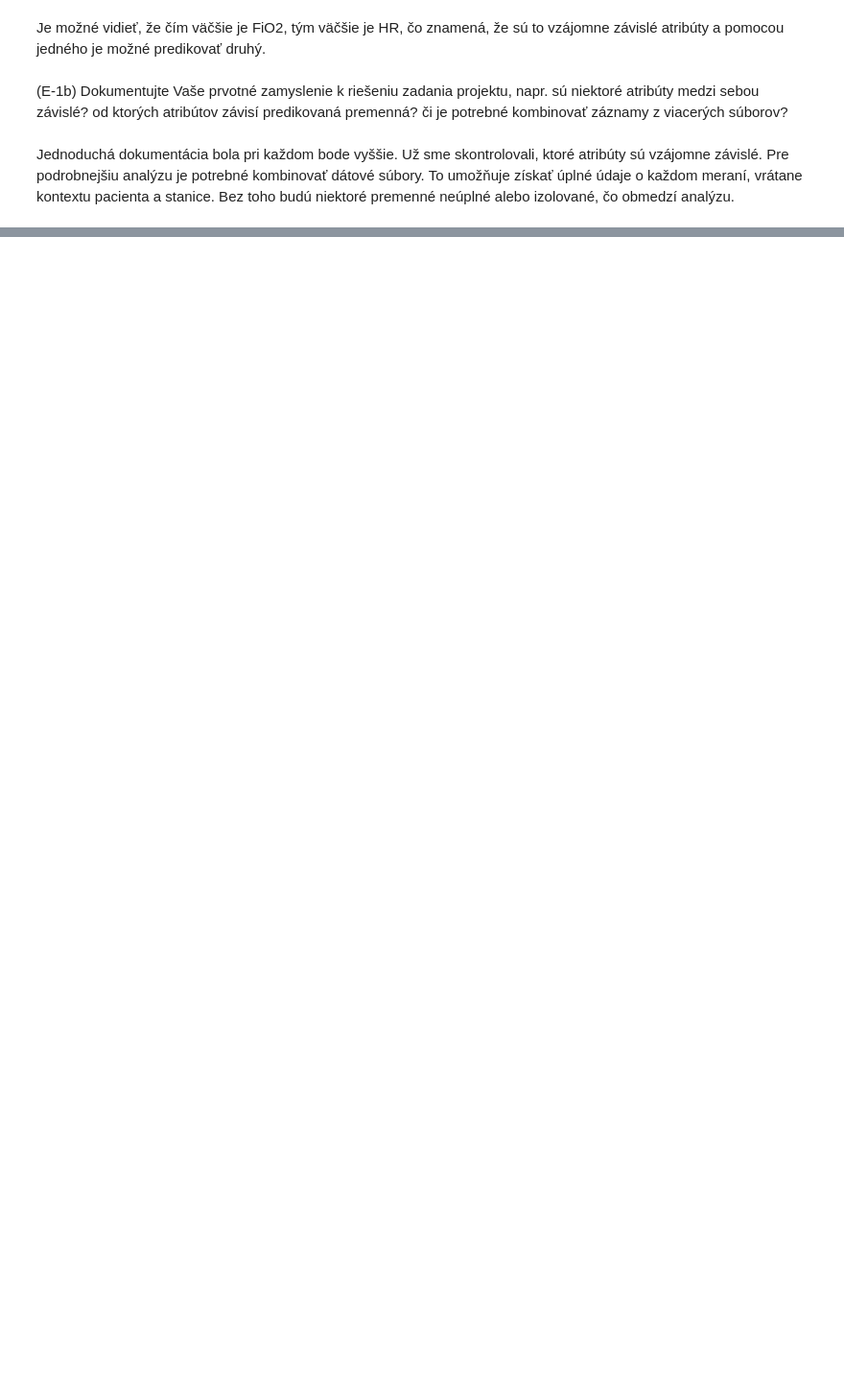
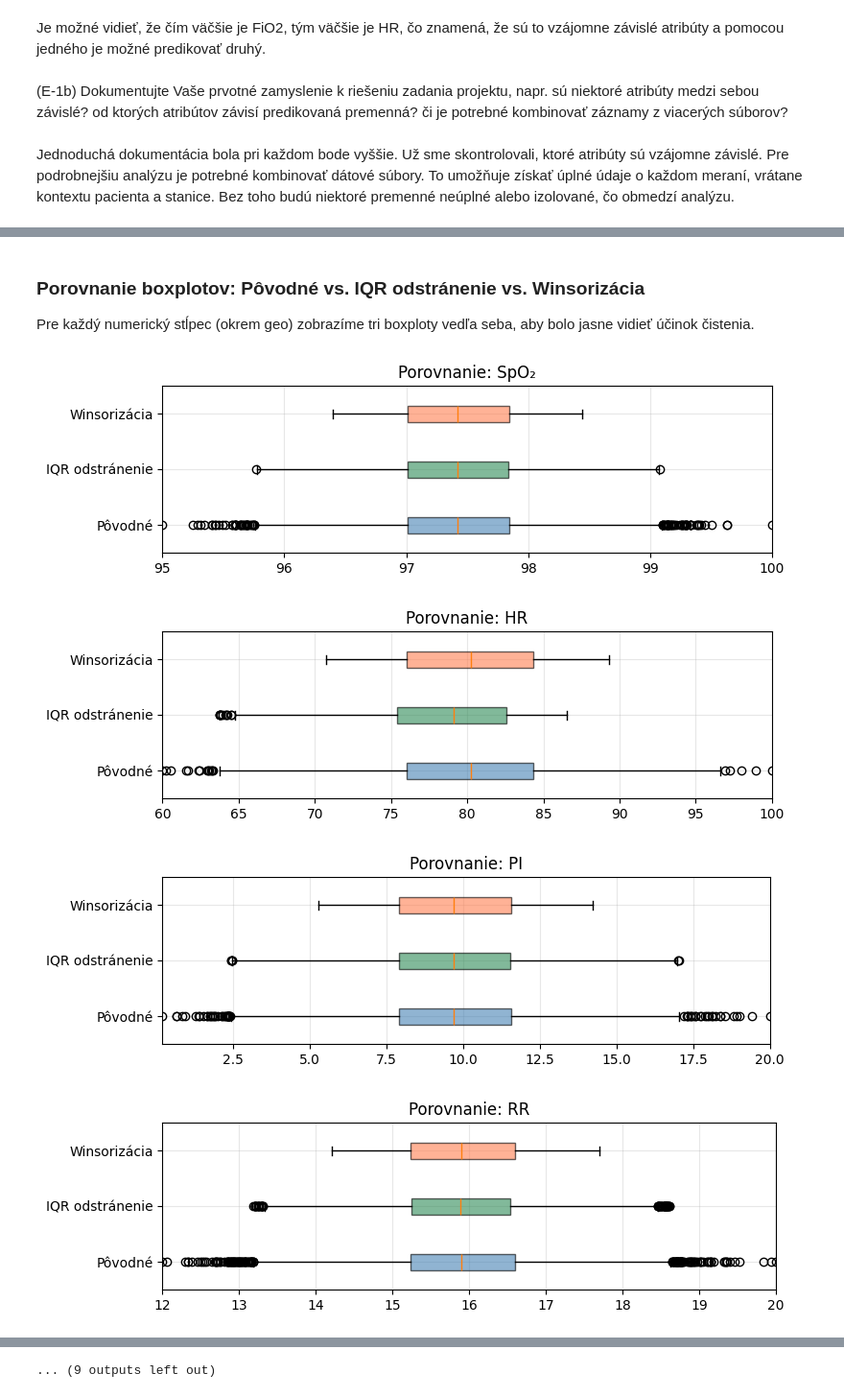
Before and after one commit to BohachNazar/IAUZadanie1, a Jupyter notebook: 1.ipynb, the cells around one changed output, grey strips where cells are left out. Shown at 96% size. Drawn from its saved outputs; the diff is of its cells as text; code cells hidden in the pictures; blank space fills up the shorter version.

```diff
--- a/1.ipynb
+++ b/1.ipynb
@@ -430,0 +710,22 @@ Pre podrobnejšiu analýzu je potrebné kombinovať dátové súbory. To umožň
+# %%
+# C-2b: Technika 2 Standard Deviation (winsorizácia bez geo stĺpcov)
+sd_df = obs.copy()
+geo_exclude = [c for c in ['latitude', 'longitude'] if c in sd_df.columns]
+num_cols = [c for c in sd_df.select_dtypes(include=['number']).columns if c not in geo_exclude]
+summary = []
+for col in num_cols:
+    col_series = sd_df[col]
+    mean, std = col_series.mean(), col_series.std()
+    if std == 0 or np.isnan(std):
+        summary.append({'col': col, 'z_outliers': 0, 'p5': np.nan, 'p95': np.nan})
+        continue
+    z = np.abs((col_series - mean) / std)
+    z_outliers = int((z > 3).sum())
+    p5, p95 = col_series.quantile(0.05), col_series.quantile(0.95)
+    sd_df[col] = col_series.clip(lower=p5, upper=p95)
+    summary.append({'col': col, 'z_outliers': z_outliers, 'p5': p5, 'p95': p95})
+
+print("Z-score outliery (|z|>3) – počty na stĺpec (top 10):")
+print(sorted([(s['col'], s['z_outliers']) for s in summary], key=lambda x: x[1], reverse=True)[:10])
+print("Tvar po winsorizácii:", sd_df.shape)
+obs_sd = sd_df
@@ -430,0 +776,28 @@ Pre podrobnejšiu analýzu je potrebné kombinovať dátové súbory. To umožň
+# %% [markdown]
+### Porovnanie boxplotov: Pôvodné vs. IQR odstránenie vs. Winsorizácia
+Pre každý numerický stĺpec (okrem geo) zobrazíme tri boxploty vedľa seba, aby bolo jasne vidieť účinok čistenia.
+# %%
+geo_exclude = [c for c in ['latitude', 'longitude'] if c in obs.columns]
+num_cols = [c for c in obs.select_dtypes(include=['number']).columns if c not in geo_exclude]
+
+for col in num_cols:
+    data = [obs[col].dropna(), obs_iqr[col].dropna(), obs_sd[col].dropna()]
+    labels = ['Pôvodné', 'IQR odstránenie', 'Winsorizácia']
+    minval = min([d.min() for d in data if len(d)>0])
+    maxval = max([d.max() for d in data if len(d)>0])
+    plt.figure(figsize=(8,2.5))
+    bplot = plt.boxplot(data, vert=False, patch_artist=True, tick_labels=labels)
+    colors = ['steelblue', 'seagreen', 'coral']
+    for patch, color in zip(bplot['boxes'], colors):
+        patch.set_facecolor(color)
+        patch.set_alpha(0.6)
+    plt.title(f'Porovnanie: {col}')
+    plt.xlim(minval, maxval)
+    plt.grid(True, alpha=0.3)
+    plt.tight_layout()
+    plt.show()
+# %% [output]
+[figure, added]
+[figure, added]
+[figure, added]
+[figure, added]
@@ -430,0 +812 @@ Pre podrobnejšiu analýzu je potrebné kombinovať dátové súbory. To umožň
+... (9 outputs left out)
```
Also changed, not shown: parts of 25 cells of this notebook.
